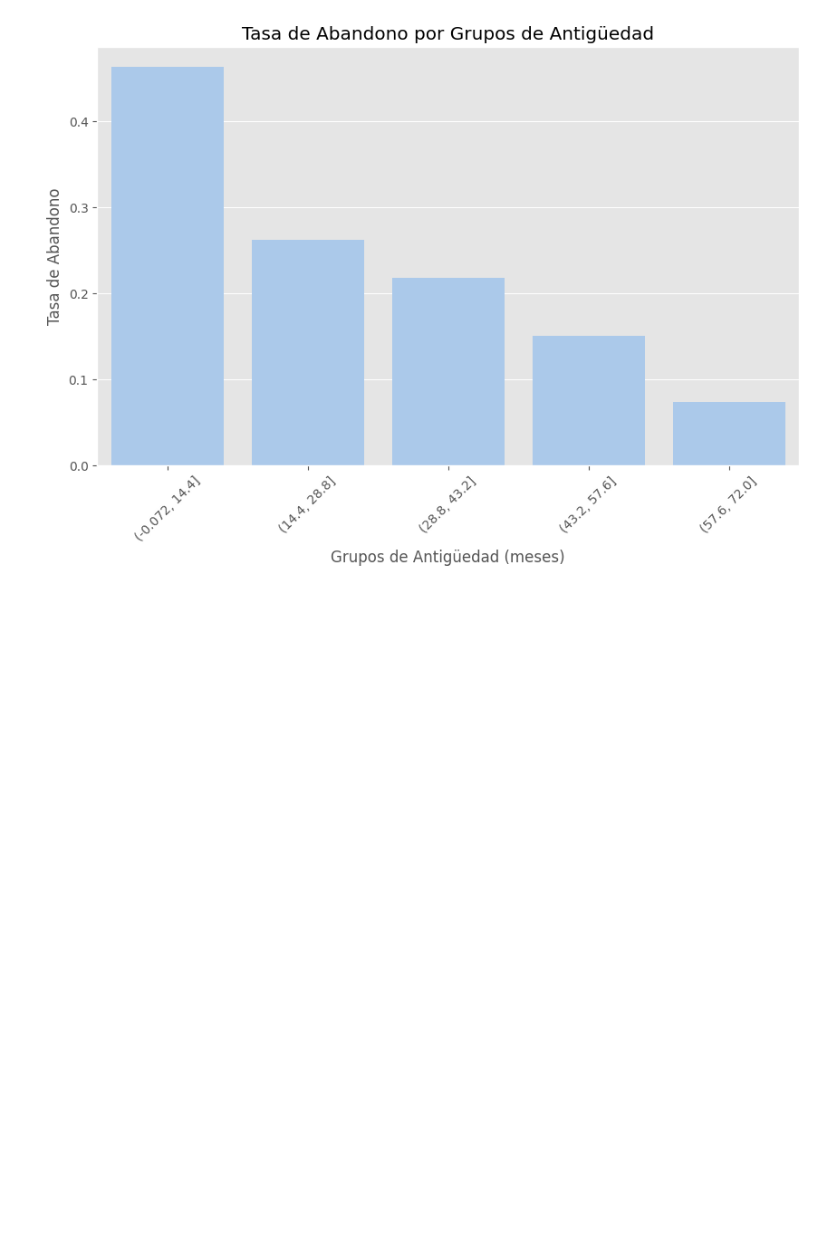
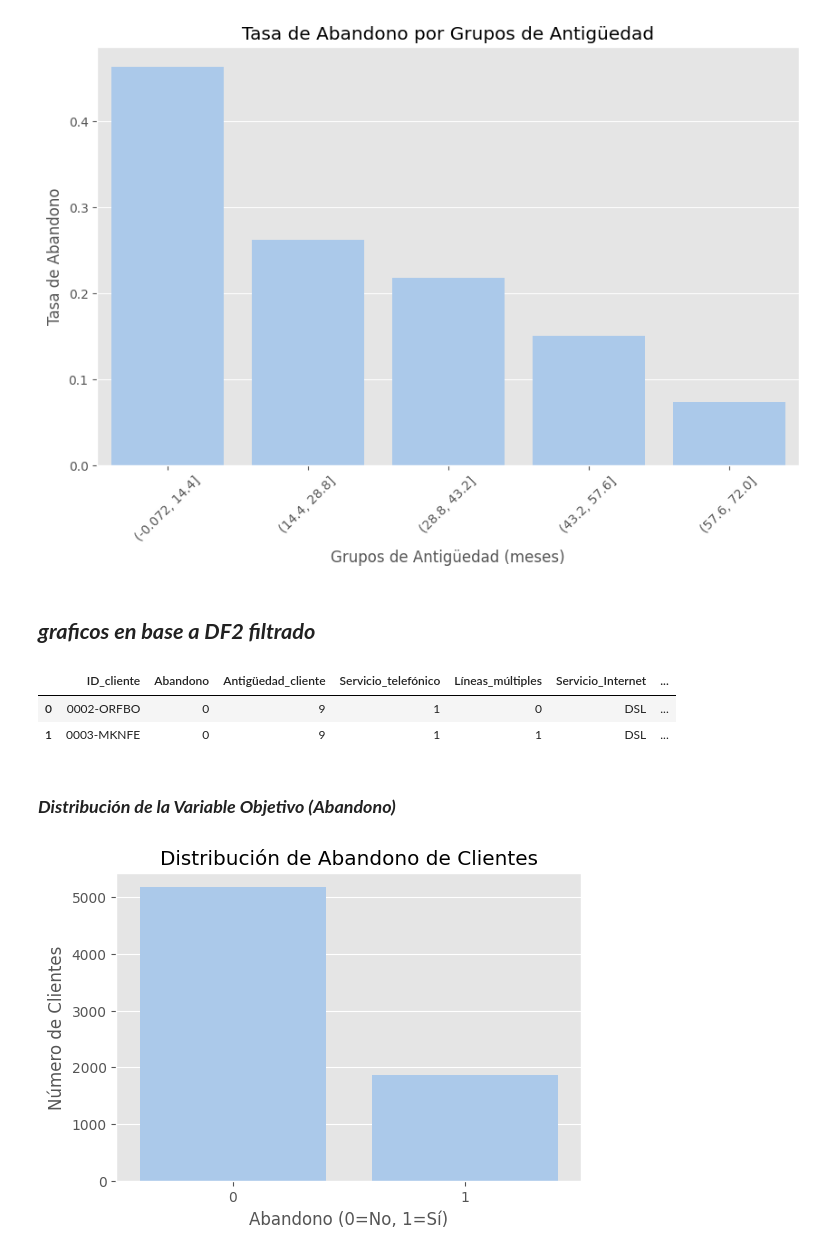
Before and after one commit to Brianbrowncoopman/telecom_x, a Jupyter notebook: telecom_x_2.ipynb, the cells around one changed output. Drawn from its saved outputs; the diff is of its cells as text; code cells hidden in the pictures; blank space fills up the shorter version.

```diff
--- a/telecom_x_2.ipynb
+++ b/telecom_x_2.ipynb
@@ -744,3 +729,22 @@ plt.show()
 # %% [output]
 The default of observed=False is deprecated and will be changed to True in a future version of pandas. Pass observed=False to retain current behavior or observed=True to adopt the future default and s ...
 [figure]
+# %% [markdown]
+## ***graficos en base a DF2 filtrado***
+# %%
+df_2.head(2)
+# %% [output]
+|  | ID_cliente | Abandono | Antigüedad_cliente | Servicio_telefónico | Líneas_múltiples | Servicio_Internet | ... |
+| 0 | 0002-ORFBO | 0 | 9 | 1 | 0 | DSL | ... |
+| 1 | 0003-MKNFE | 0 | 9 | 1 | 1 | DSL | ... |
+# %% [markdown]
+### ***Distribución de la Variable Objetivo (Abandono)***
+# %%
+plt.figure(figsize=(6,4))
+sns.countplot(x='Abandono', data=df_2)
+plt.title('Distribución de Abandono de Clientes')
+plt.xlabel('Abandono (0=No, 1=Sí)')
+plt.ylabel('Número de Clientes')
+plt.show()
+# %% [output]
+[figure, added]
```
Also changed, not shown: parts of 27 cells of this notebook.
